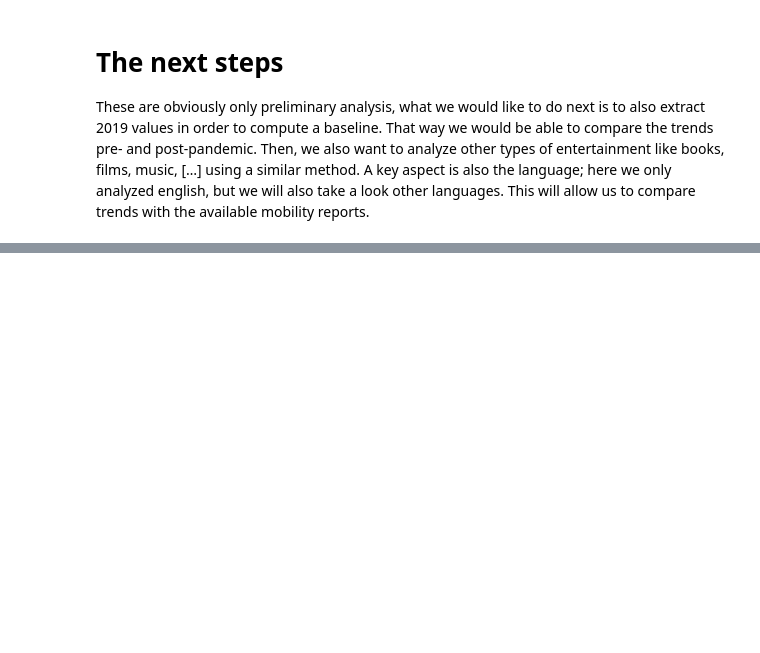
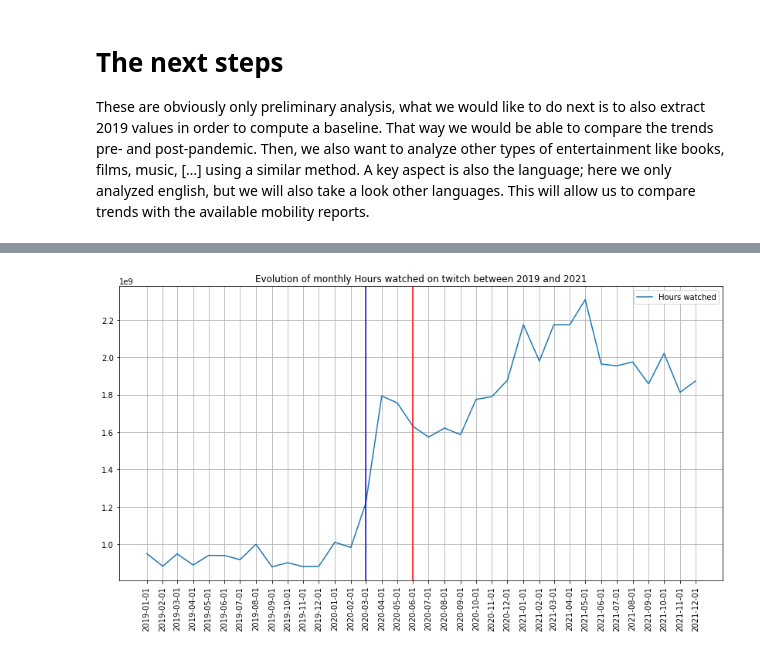
Before and after one commit to epfl-ada/ada-2022-project-teamjose, a Jupyter notebook: analyses/Project_p2_final.ipynb, the cells around one changed output, grey strips where cells are left out. Cells and saved outputs as stored; diff of their text form; code cells hidden in the pictures; blank space fills up the shorter version.

Commit message:
new datasets

```diff
--- a/analyses/Project_p2_final.ipynb
+++ b/analyses/Project_p2_final.ipynb
@@ -435,0 +334,7 @@ These are obviously only preliminary analysis, what we would like to do next is
+# %%
+# Now let's see if the number of video games streams increased with the lockdown. We will use a dataset containing the number
+# viewers, hours watched and streams on twitch before, during and after the lockdown
+twitch_global = pd.read_csv("data/Twitch_global_data.csv")
+twitch_global = twitch_global[twitch_global['year']>=2019]
+twitch_global['Date'] = pd.to_datetime(twitch_global[['year', 'Month']].assign(DAY=1))
+twitch_global.head()
@@ -435,0 +348,12 @@ These are obviously only preliminary analysis, what we would like to do next is
+# %%
+plt.figure(figsize=(14,7))
+plt.plot(twitch_global.Date, twitch_global.Hours_watched, label="Hours watched")
+plt.legend()
+plt.grid()
+plt.xticks(twitch_global.Date.dt.date,twitch_global.Date.dt.date, rotation='vertical')
+plt.title("Evolution of monthly Hours watched on twitch between 2019 and 2021")
+plt.axvline(x = pd.to_datetime("03/01/2020"), color = 'b', label = 'Start of lockdown')
+plt.axvline(x = pd.to_datetime("06/01/2020"), color = 'r', label = 'End of lockdown')
+plt.show()
+# %% [output]
+[figure, added]
```
Also changed, not shown: parts of 42 cells of this notebook, 3 other files.
